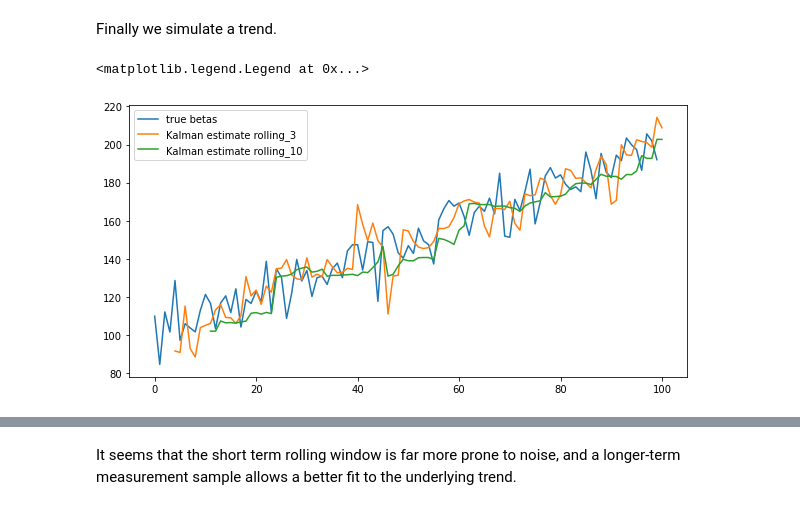
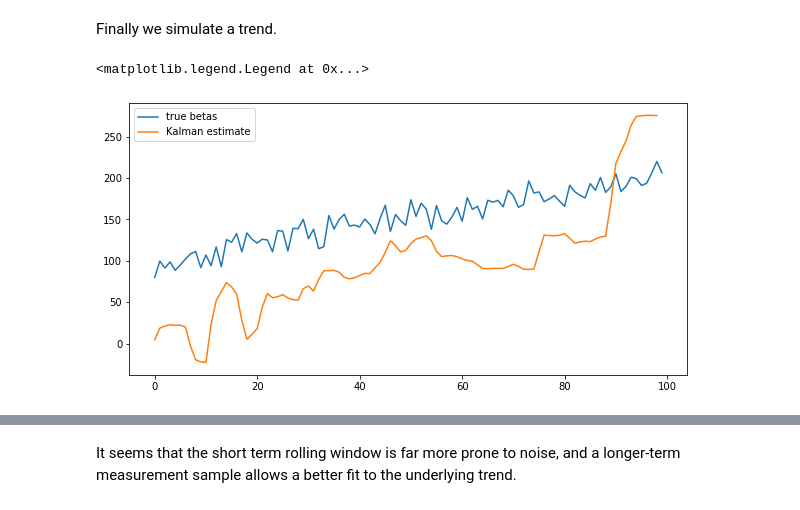
Before and after one commit to t0nychn/UG_thesis, a Jupyter notebook: sandbox/Kalman sandbox.ipynb, the cells around one changed output, grey strips where cells are left out. Drawn from its saved outputs; the diff is of its cells as text; code cells hidden in the pictures.

```diff
--- a/sandbox/Kalman sandbox.ipynb
+++ b/sandbox/Kalman sandbox.ipynb
@@ -17,6 +18,6 @@ from statsmodels.tsa.ar_model import AutoReg
 # %%
 betas1 = [3 for i in range(50)] + [6 for i in range(50)]
-x = [np.random.normal(1, 10) for i in range(100)]
-y1 = np.array(x) * np.array(betas1) + np.array([np.random.normal(0, 1) for i in range(len(x))])
+x = [np.random.normal(1, 2) for i in range(100)]
+y1 = np.array(x) * np.array(betas1) + np.array([np.random.normal(0, 0.1) for i in range(len(x))])
 # %%
 class KF:
@@ -39,11 +45,10 @@ class KF:
 # %%
-kf_3 = KF(3).run('y', 'x', pd.DataFrame({'y': y1, 'x': x}))
-kf_10 = KF(10).run('y', 'x', pd.DataFrame({'y': y1, 'x': x}))
+x0 = np.array([1, 1])
+kf = KF(x0).run('y', 'x', pd.DataFrame({'y': y1, 'x': x}))
 
 plt.figure(figsize=(10,5))
 plt.plot(betas1, label='true betas')
-plt.plot(kf_3, label='Kalman estimate rolling_3')
-plt.plot(kf_10, label='Kalman estimate rolling_10')
+plt.plot(kf[1], label='Kalman estimate')
 plt.legend()
 # %% [output]
 <matplotlib.legend.Legend at 0x...>
@@ -54,13 +63,11 @@ Next we see how it deals with increasing variance.
 betas2 = [i * np.random.normal(1, 10) for i in range(100)]
 y2 = np.array(x) * np.array(betas2) + np.array([np.random.normal(0, 10) for i in range(len(x))])
 # %%
-kf_3 = KF(3).run('y', 'x', pd.DataFrame({'y': y2, 'x': x}))
-kf_10 = KF(10).run('y', 'x', pd.DataFrame({'y': y2, 'x': x}))
+kf2 = KF(x0).run('y', 'x', pd.DataFrame({'y': y2, 'x': x}))
 
 plt.figure(figsize=(10,5))
 plt.plot(betas2, label='true betas')
-plt.plot(kf_3, label='Kalman estimate rolling_3')
-plt.plot(kf_10, label='Kalman estimate rolling_10')
+plt.plot(kf2[1], label='Kalman estimate')
 plt.legend()
 # %% [output]
 <matplotlib.legend.Legend at 0x...>
@@ -71,14 +84,12 @@ Finally we simulate a trend.
 betas3 = [100 + i + np.random.normal(1, 10) for i in range(100)]
 y3 = np.array(x) * np.array(betas3) + np.array([np.random.normal(0, 10) for i in range(len(x))])
 # %%
-kf_3 = KF(3).run('y', 'x', pd.DataFrame({'y': y3, 'x': x}))
-kf_10 = KF(10).run('y', 'x', pd.DataFrame({'y': y3, 'x': x}))
+kf3 = KF(x0).run('y', 'x', pd.DataFrame({'y': y3, 'x': x}))
 
 plt.figure(figsize=(10,5))
 plt.plot(betas3, label='true betas')
-plt.plot(kf_3, label='Kalman estimate rolling_3')
-plt.plot(kf_10, label='Kalman estimate rolling_10')
+plt.plot(kf2[1], label='Kalman estimate')
 plt.legend()
 # %% [output]
 <matplotlib.legend.Legend at 0x...>
-[figure, old version]
+[figure, new version]
```
Also changed, not shown: parts of 9 cells of this notebook, 5 other files.
